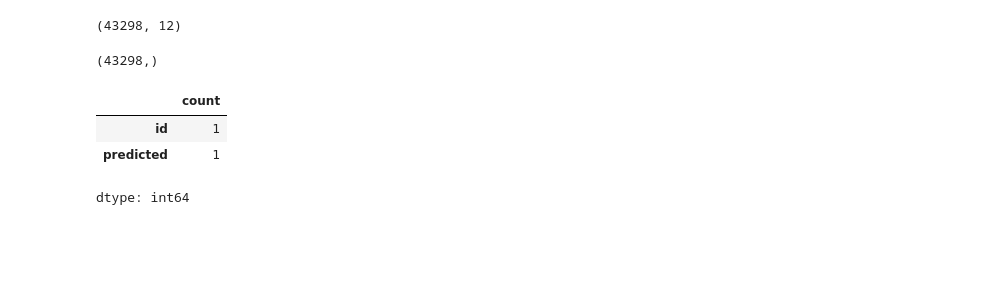
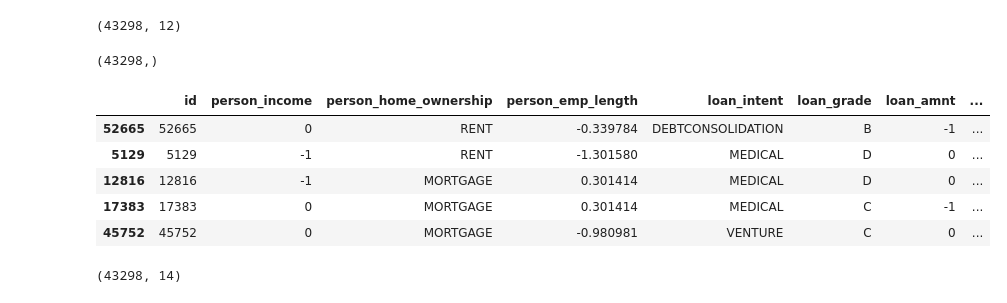
Before and after one commit to ankitg-02/kaggle-competition, a Jupyter notebook: Loan_approval_1.ipynb, the cells around one changed output. Drawn from its saved outputs; the diff is of its cells as text; code cells hidden in the pictures; blank space fills up the shorter version.

```diff
--- a/Loan_approval_1.ipynb
+++ b/Loan_approval_1.ipynb
@@ -492,7 +492,7 @@ mod_train_data=mod_train_data[
 ]
 # %%
 s=StandardScaler()
-for i in mod_train_data.[1:13]:
+for i in mod_train_data.columns[1:13]:
     if mod_train_data[i].dtype=="int":
         mod_train_data[i]=s.fit_transform(mod_train_data[[i]]).astype('int')
     elif mod_train_data[i].dtype=="float":
@@ -802,11 +802,17 @@ predicted_1.shape
 (43298,)
 # %%
 mod_train_data['predicted']=predicted_1
-# %%
-soln_submission=mod_train_data[['id','predicted']]
-soln_submission.columns.value_counts()
-# %% [output]
-|  | count |
-| id | 1 |
-| predicted | 1 |
-dtype: int64
+# %%
+mod_train_data.shape
+mod_train_data.sample(5)
+# %% [output]
+|  | id | person_income | person_home_ownership | person_emp_length | loan_intent | loan_grade | loan_amnt | ... |
+| 52665 | 52665 | 0 | RENT | -0.339784 | DEBTCONSOLIDATION | B | -1 | ... |
+| 5129 | 5129 | -1 | RENT | -1.301580 | MEDICAL | D | 0 | ... |
+| 12816 | 12816 | -1 | MORTGAGE | 0.301414 | MEDICAL | D | 0 | ... |
+| 17383 | 17383 | 0 | MORTGAGE | 0.301414 | MEDICAL | C | -1 | ... |
+| 45752 | 45752 | 0 | MORTGAGE | -0.980981 | VENTURE | C | 0 | ... |
+# %%
+mod_train_data.shape
+# %% [output]
+(43298, 14)
```
Also changed, not shown: parts of 10 cells of this notebook.
